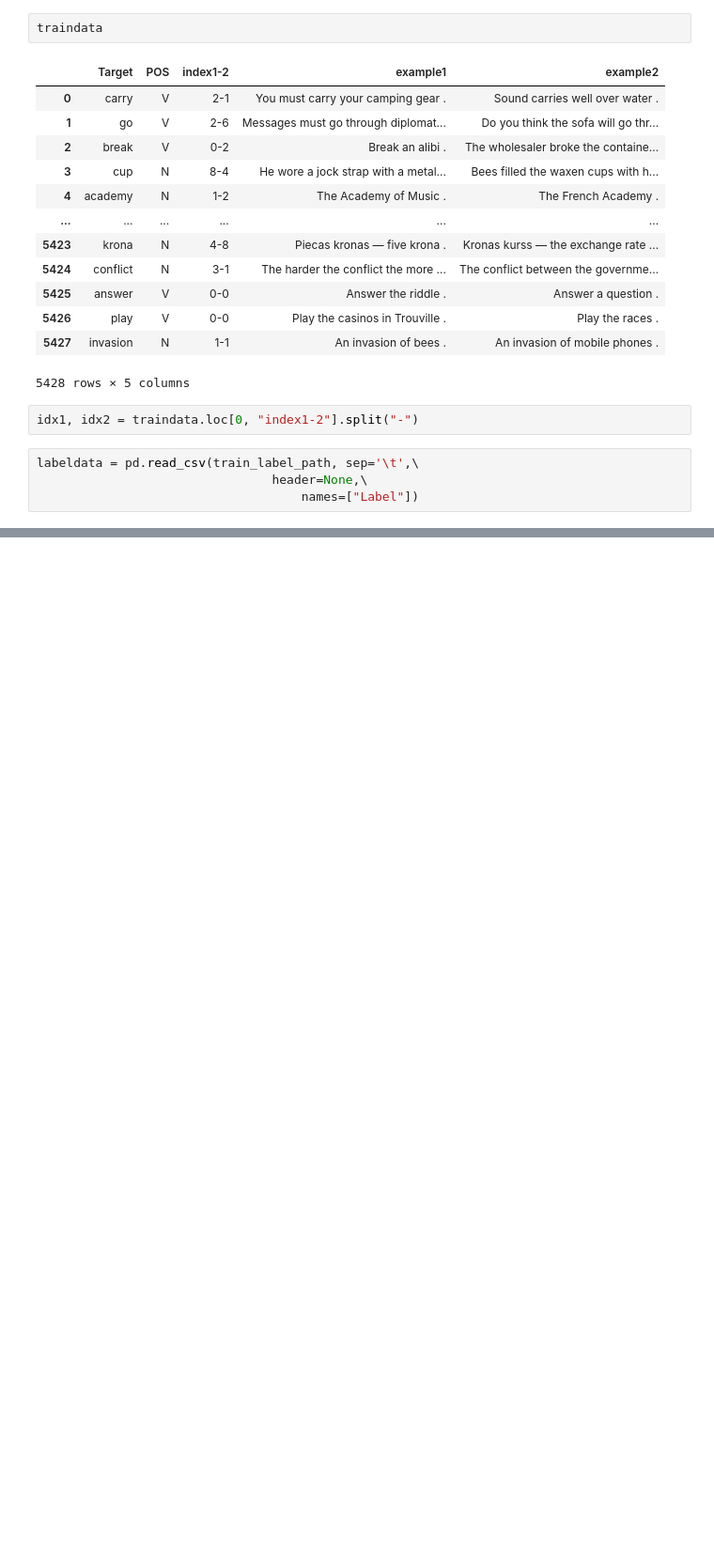
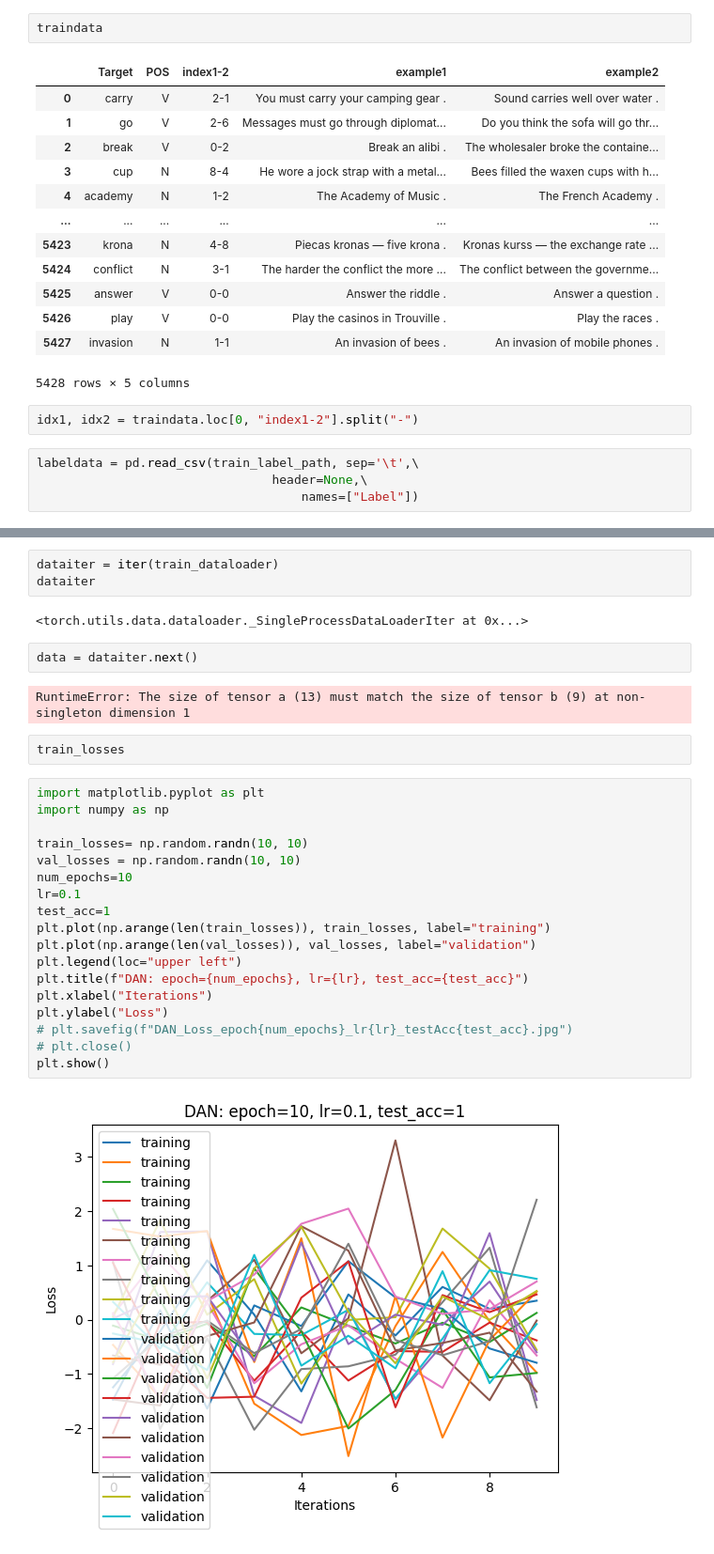
Before and after one commit to Wenxin-Jiang/CS577-NLP, a Jupyter notebook: HW2/dataloader.ipynb, the cells around one changed output, grey strips where cells are left out. Shown: that part at 94% size. Cells and saved outputs as stored; diff of their text form; blank space fills up the shorter version.

```diff
--- a/HW2/dataloader.ipynb
+++ b/HW2/dataloader.ipynb
@@ -101,0 +370,31 @@ labeldata.loc[0, "Label"]
+# %%
+dataiter = iter(train_dataloader)
+dataiter
+# %% [output]
+<torch.utils.data.dataloader._SingleProcessDataLoaderIter at 0x...>
+# %%
+data = dataiter.next()
+# %% [output]
+RuntimeError: The size of tensor a (13) must match the size of tensor b (9) at non-singleton dimension 1
+# %%
+train_losses
+# %%
+import matplotlib.pyplot as plt
+import numpy as np
+
+train_losses= np.random.randn(10, 10)
+val_losses = np.random.randn(10, 10)
+num_epochs=10
+lr=0.1
+test_acc=1
+plt.plot(np.arange(len(train_losses)), train_losses, label="training")
+plt.plot(np.arange(len(val_losses)), val_losses, label="validation")
+plt.legend(loc="upper left")
+plt.title(f"DAN: epoch={num_epochs}, lr={lr}, test_acc={test_acc}")
+plt.xlabel("Iterations")
+plt.ylabel("Loss")
+# plt.savefig(f"DAN_Loss_epoch{num_epochs}_lr{lr}_testAcc{test_acc}.jpg")
+# plt.close()
+plt.show()
+# %% [output]
+[figure, added]
```
Also changed, not shown: parts of 18 cells of this notebook, 15 other files.
